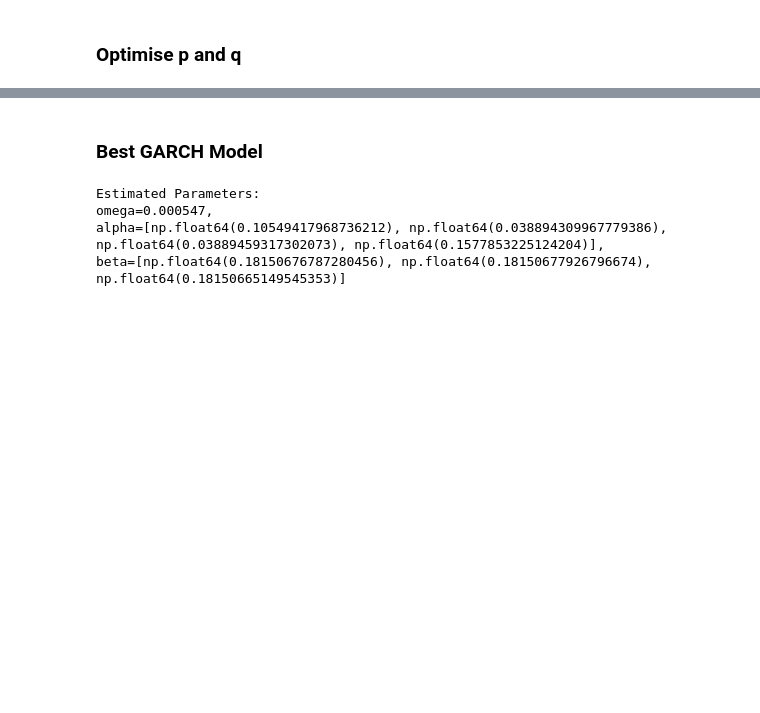
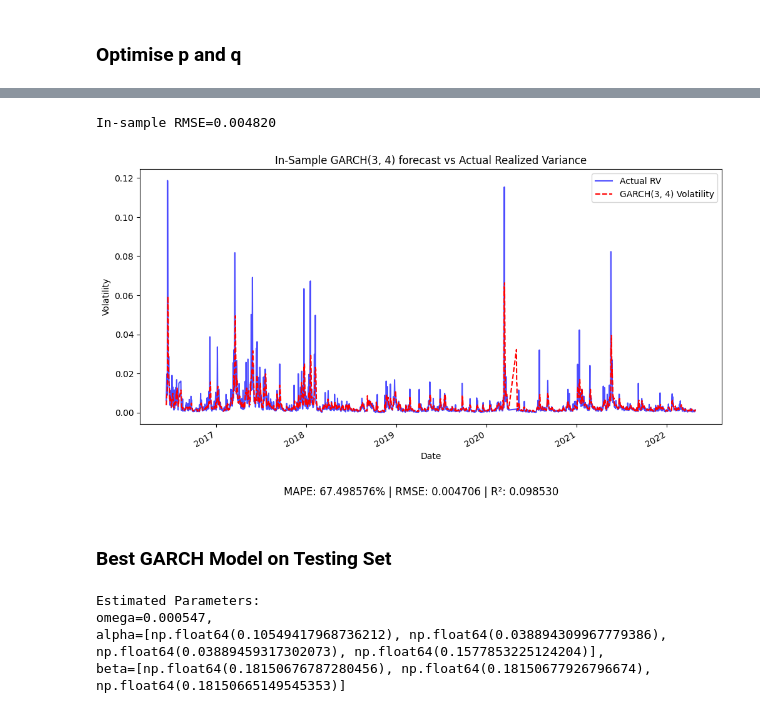
Before and after one commit to zhyoung17/crypto-rv-forecast, a Jupyter notebook: notebooks/models/GARCH.ipynb, the cells around one changed output, grey strips where cells are left out. Cells and saved outputs as stored; diff of their text form; code cells hidden in the pictures; blank space fills up the shorter version.

```diff
--- a/notebooks/models/GARCH.ipynb
+++ b/notebooks/models/GARCH.ipynb
@@ -161,0 +166,7 @@ Best GARCH(4.0,3.0) model with R2=0.272353
+# %%
+# Best fit parameters from the best model
+p = int(best_p)
+q = int(best_q)
+alpha = best_params['alpha']
+beta = best_params['beta']
+omega = best_params['omega']
@@ -162,2 +175,41 @@ Best GARCH(4.0,3.0) model with R2=0.272353
+# %%
+# In-sample prediction
+r_training = pd.concat([r_train, r_val])
+RV_training = pd.concat([RV_train, RV_val])
+skip = max(p, q)
+
+in_samp_pred = []
+
+for j in range(skip, len(r_training)):
+    new_variance = omega
+    for i in range(p):
+        new_variance += alpha[i] * (r_training.iloc[j-i] ** 2)
+    for i in range(q):
+        new_variance += beta[i] * RV_training.iloc[j-i]
+    in_samp_pred.append(new_variance)
+
+# Compute RMSE
+in_samp_rmse = np.sqrt(mean_squared_error(RV_training[skip:], in_samp_pred))
+print(f"In-sample RMSE={in_samp_rmse:.6f}")
+# %% [output]
+In-sample RMSE=0.004820
+# %%
+df_in_samp_pred = pd.DataFrame({'Predicted Volatility': in_samp_pred}, index=RV_training[skip:].index)
+
+# Plot the predicted volatility against the realized volatility on the test set
+plt.figure(figsize=(12, 6))
+RV_training[skip:].plot(label='Actual RV', color="blue", alpha=0.7)
+df_in_samp_pred['Predicted Volatility'].plot(label=f'GARCH({p}, {q}) Volatility', color="red", linestyle="dashed")
+plt.xlabel("Date")
+plt.ylabel("Volatility")
+plt.title(f"In-Sample GARCH({p}, {q}) forecast vs Actual Realized Variance")
+plt.legend()
+
+# Add captions
+plt.figtext(0.5, 0.01, f"MAPE: {mape:.6%} | RMSE: {rmse:.6f} | R²: {r2:.6f}", wrap=True, horizontalalignment='center', fontsize=12)
+plt.savefig(f'../../results/figures/In-Sample GARCH({p}, {q})_plot.png')
+plt.show()
+# %% [output]
+[figure, added]
 # %% [markdown]
-### Best GARCH Model
+### Best GARCH Model on Testing Set
```
Also changed, not shown: parts of 12 cells of this notebook, 1 other file.
